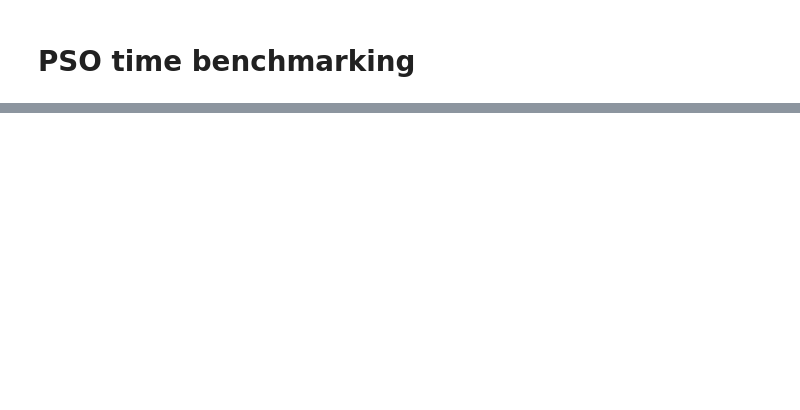
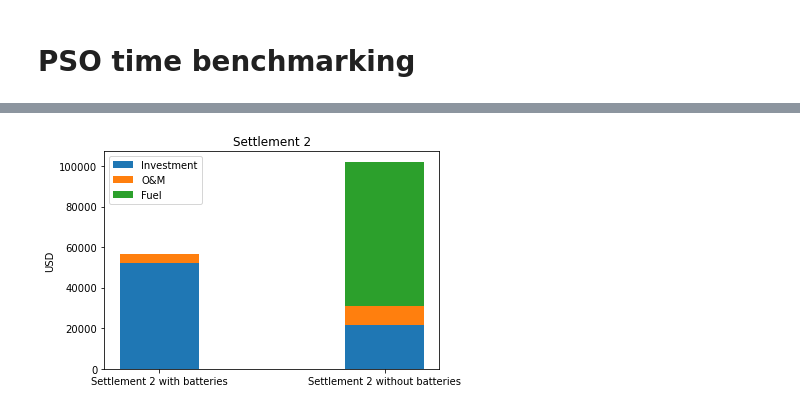
Before and after one commit to OnSSET/onsset, a Jupyter notebook: onsset/Hybrids_testing.ipynb, the cells around one changed output, grey strips where cells are left out. Saved outputs shown, nothing was run; the diff lists cells and outputs as text; code cells hidden in the pictures; blank space fills up the shorter version.

```diff
--- a/onsset/Hybrids_testing.ipynb
+++ b/onsset/Hybrids_testing.ipynb
@@ -520,0 +485,3 @@ PSO with 100 particles, 1000 iterations ran in 29.6 sec. Found optimal LCOE at 0
+# %%
+optimizer_50_with = ps.single.GlobalBestPSO(n_particles=50, dimensions=3, options=options, bounds=bounds_2)
+optimizer_50_without = ps.single.GlobalBestPSO(n_particles=50, dimensions=3, options=options, bounds=bounds_20)
@@ -520,0 +490,9 @@ PSO with 100 particles, 1000 iterations ran in 29.6 sec. Found optimal LCOE at 0
+# %%
+t1 =  time.time()
+cost_50_100_with, pos_50_100_with = optimizer_50_with.optimize(opt_func_2, iters=100)
+settlement_2_with = find_least_cost_option(pos_50_100_with, temp, ghi_local_2, hour_numbers,
+                              load_curve_2, inv_eff, n_dis, n_chg, dod_max, settlement_2['energy_demand'], settlement_2['diesel_price'],
+                              end_year, start_year, pv_cost, charge_controller, pv_om, diesel_cost,
+                              diesel_om, inverter_life, inverter_cost, diesel_life, pv_life, battery_cost, discount_rate, lpsp_max, diesel_limit, simple=False)
+t2 =  time.time()
+print(t2 - t1)
@@ -520,0 +505,9 @@ PSO with 100 particles, 1000 iterations ran in 29.6 sec. Found optimal LCOE at 0
+# %%
+t1 =  time.time()
+cost_50_100_without, pos_50_100_without = optimizer_50_without.optimize(opt_func_20, iters=25)
+settlement_2_without = find_least_cost_option(pos_50_100_without, temp, ghi_local_2, hour_numbers,
+                              load_curve_2, inv_eff, n_dis, n_chg, dod_max, settlement_2['energy_demand'], settlement_2['diesel_price'],
+                              end_year, start_year, pv_cost, charge_controller, pv_om, diesel_cost,
+                              diesel_om, inverter_life, inverter_cost, diesel_life, pv_life, battery_cost, discount_rate, lpsp_max, 1, simple=False)
+t2 =  time.time()
+print(t2 - t1)
@@ -520,0 +603,22 @@ PSO with 100 particles, 1000 iterations ran in 29.6 sec. Found optimal LCOE at 0
+# %%
+labels = ['Settlement 2 with batteries', 'Settlement 2 without batteries']
+investments = [settlement_2_with[3], settlement_2_without[3]]
+om = [settlement_2_with[-1], settlement_2_without[-1]]
+fuel_cost = [settlement_2_with[-2], settlement_2_without[-2]]
+om_and_investment = [settlement_2_with[-1] + settlement_2_with[3], settlement_2_without[-1] + settlement_2_without[3]]
+width = 0.35       # the width of the bars: can also be len(x) sequence
+
+fig, ax = plt.subplots()
+
+ax.bar(labels, investments, width, label='Investment')
+ax.bar(labels, om, width, bottom=investments, label='O&M')
+ax.bar(labels, fuel_cost, width, bottom=om_and_investment, label='Fuel')
+#ax.bar(labels, fuel_cost, width, label='Fuel')
+
+ax.set_ylabel('USD')
+ax.set_title('Settlement 2')
+ax.legend()
+
+plt.show()
+# %% [output]
+[figure, added]
```
Also changed, not shown: parts of 36 cells of this notebook, 5 other files.
